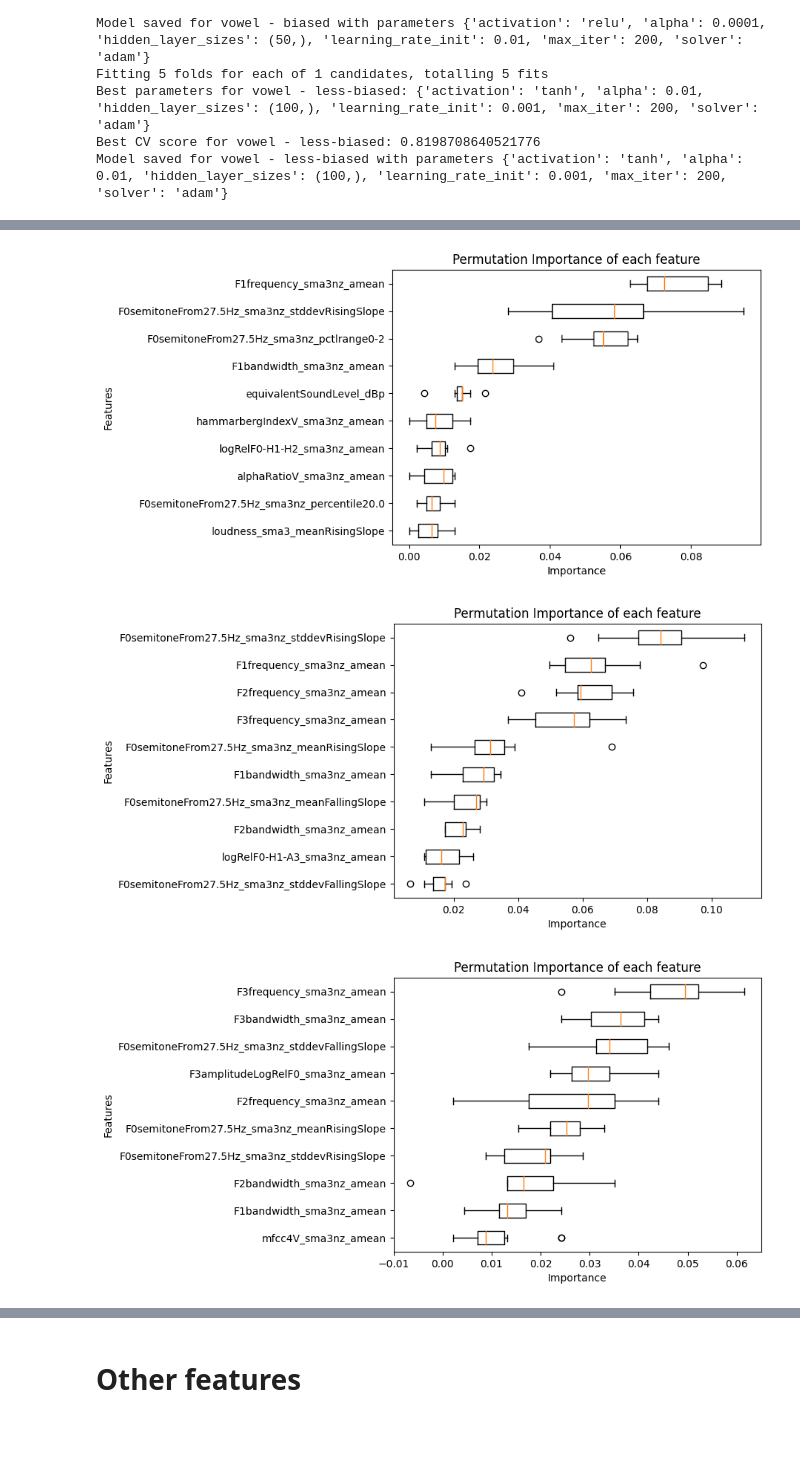
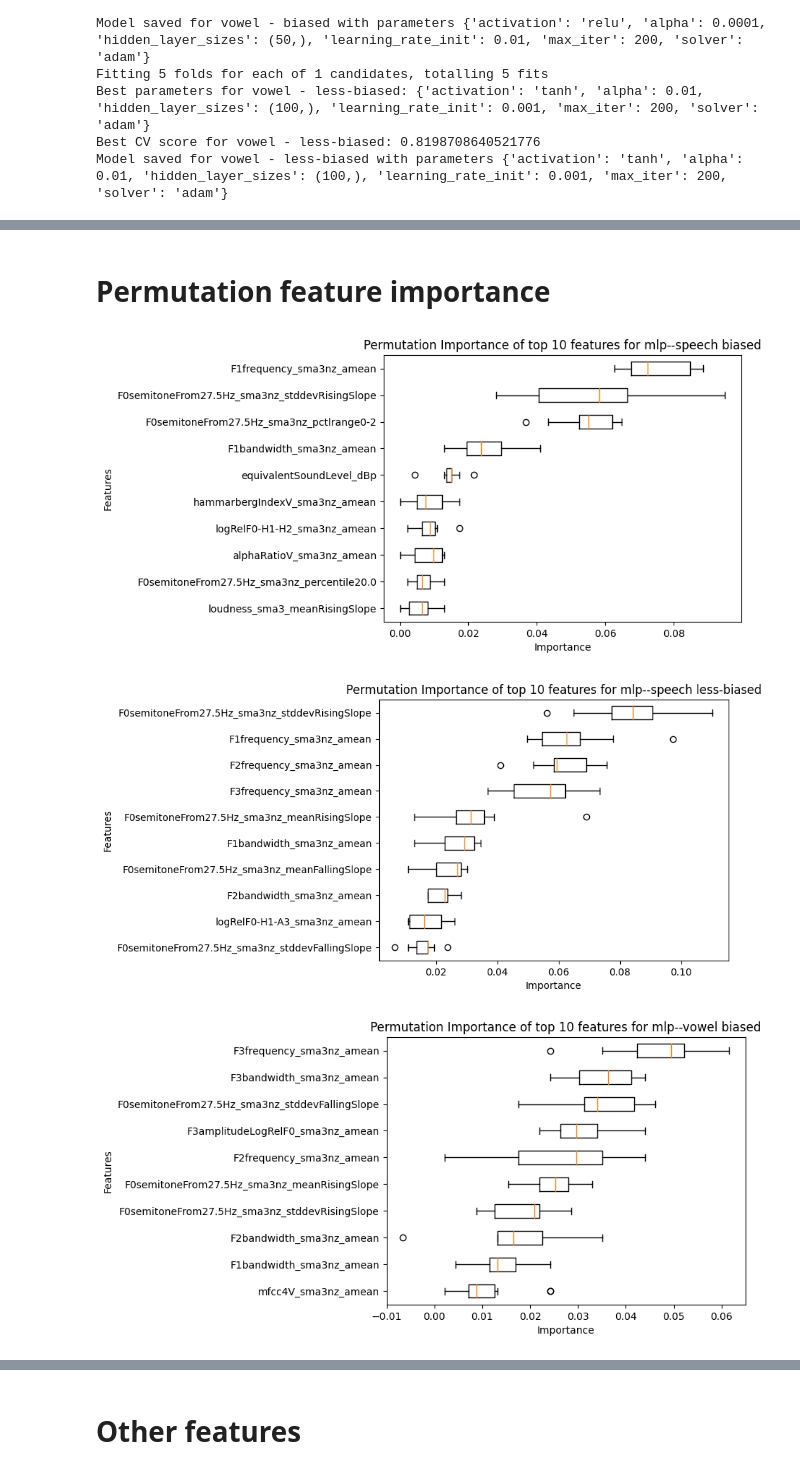
Before and after one commit to karlychann/neuro140, a Jupyter notebook: uvfp_testmlp_project.ipynb, the cells around one changed output, grey strips where cells are left out. Saved outputs shown, nothing was run; the diff lists cells and outputs as text; code cells hidden in the pictures; blank space fills up the shorter version.

Commit message:
final cleaned up code for MLP model + permutation feature importance

```diff
--- a/uvfp_testmlp_project.ipynb
+++ b/uvfp_testmlp_project.ipynb
@@ -434,44 +491,43 @@ Model saved for vowel - less-biased with parameters {'activation': 'tanh', 'alph
+# %% [markdown]
+# Permutation feature importance
 # %%
-# Permutation feature importance
-
 training_model_name = 'mlp'
 
 from sklearn.ensemble import RandomForestClassifier
 from sklearn.model_selection import StratifiedKFold, GridSearchCV
 import pandas as pd
 import pickle
 from sklearn.inspection import permutation_importance
 import matplotlib.pyplot as plt
 
 for task in ['speech', 'vowel']:
     df = pd.read_csv(f'https://github.com/danielmlow/vfp/raw/main/data/input/features/egemaps_vector_{task}_cpp.csv', index_col=0)
     if task == 'speech':
-        df = pd.concat([df, df_voiced])  # Assuming df_voiced is defined elsewhere
+        df = pd.concat([df, df_voiced])
 
-    for feature_set, model_name in zip([all_features, uncorrelated_features],  # Assuming these are defined
+    for feature_set, model_name in zip([all_features, uncorrelated_features],
                                        ['biased', 'less-biased']):
         X = df[feature_set].values
         y = df['target'].values
 
-        # Load the trained model
-        output_path = f'{output_dir}{task}_{model_name}_{training_model_name}_hypertuned2.pkl'  # Assuming output_dir is defined
-        with open(output_path, 'rb') as f:
+        input_file = f'{output_dir}{task}_{model_name}_{training_model_name}_hypertuned2.pkl'
+        with open(input_file, 'rb') as f:
             best_model = pickle.load(f)
 
         result = permutation_importance(best_model, X, y, n_repeats=10, random_state=42, n_jobs=-1)
 
         sorted_idx = result.importances_mean.argsort()
         sorted_results = result.importances[sorted_idx]
         sorted_results = sorted_results[-10:]
 
         fig, ax = plt.subplots()
         ax.boxplot(sorted_results.T,
                   vert=False, labels=np.array(feature_set)[sorted_idx][-10:])
-        ax.set_title("Permutation Importance of each feature")
+        ax.set_title(f"Permutation Importance of top 10 features for {training_model_name}--{task} {model_name}")
         ax.set_ylabel("Features")
         ax.set_xlabel("Importance")
         plt.show()
 # %% [output]
-[figure, old version]
+[figure, new version]
-[figure, old version]
+[figure, new version]
-[figure, old version]
+[figure, new version]
```
Also changed, not shown: parts of 9 cells of this notebook.
